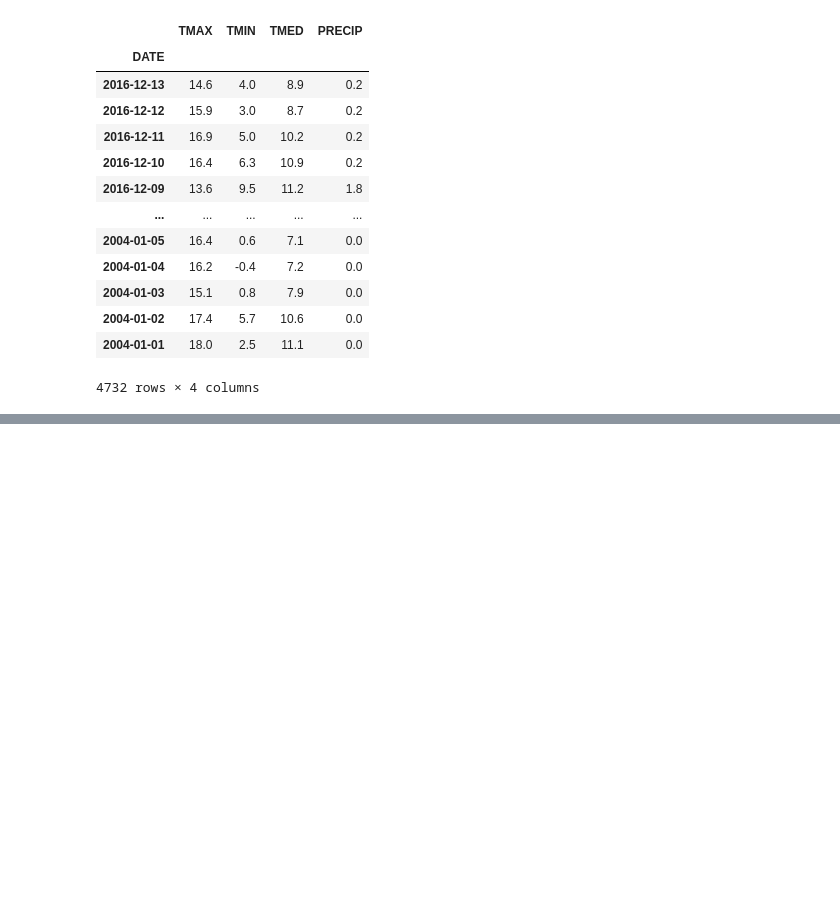
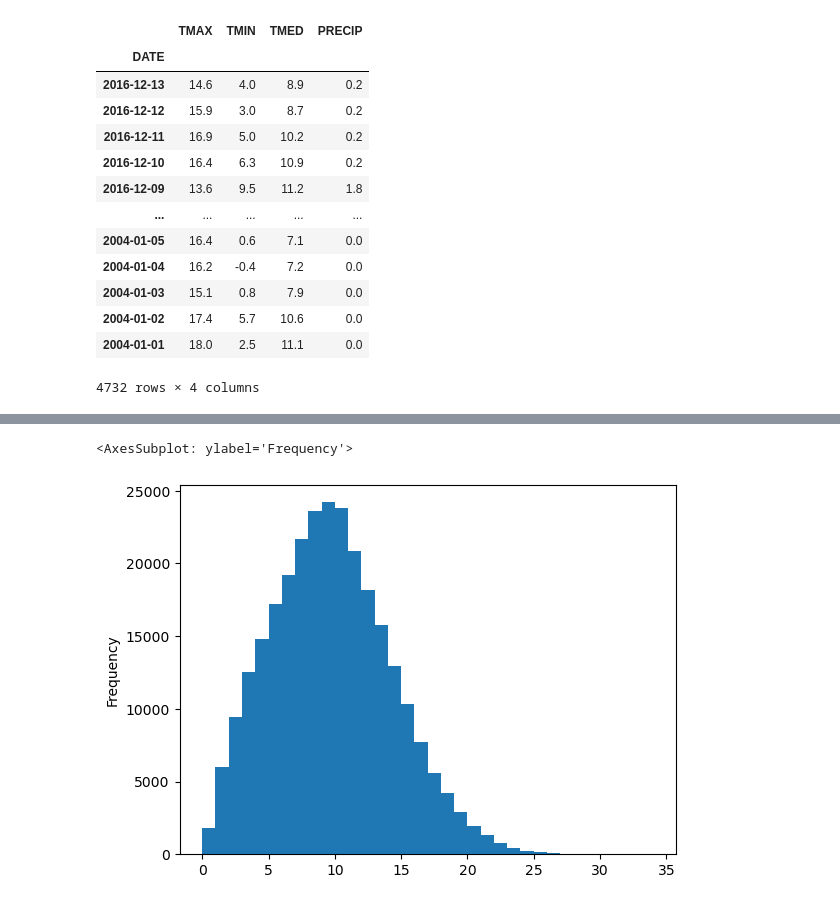
Before and after one commit to JuanBaezaB/gestion-de-datos, a Jupyter notebook: Clase-05-04.ipynb, the cells around one changed output, grey strips where cells are left out. Drawn from its saved outputs; the diff is of its cells as text; code cells hidden in the pictures; blank space fills up the shorter version.

```diff
--- a/Clase-05-04.ipynb
+++ b/Clase-05-04.ipynb
@@ -37,0 +232,9 @@ asdfs
+# %%
+model = pd.read_csv(
+    "data/model.txt",
+    delim_whitespace = True,
+    skiprows = 3,
+    parse_dates = {'Timestamp':[0,1]},
+    dayfirst = True,
+    index_col = 'Timestamp',
+)
@@ -37,0 +251,6 @@ asdfs
+# %%
+# Histograma de la velocidad del viento con 36 participantes
+model.loc[:,'M(m/s)'].plot.hist(bins = np.arange(0,35))
+# %% [output]
+<AxesSubplot: ylabel='Frequency'>
+[figure, added]
```
Also changed, not shown: parts of 27 cells of this notebook.
